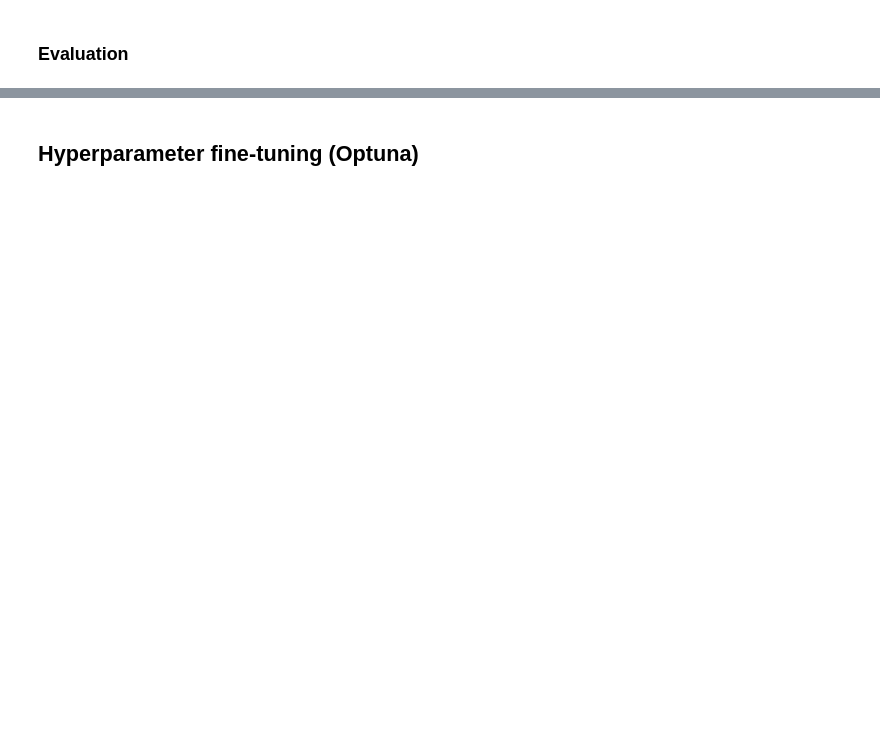
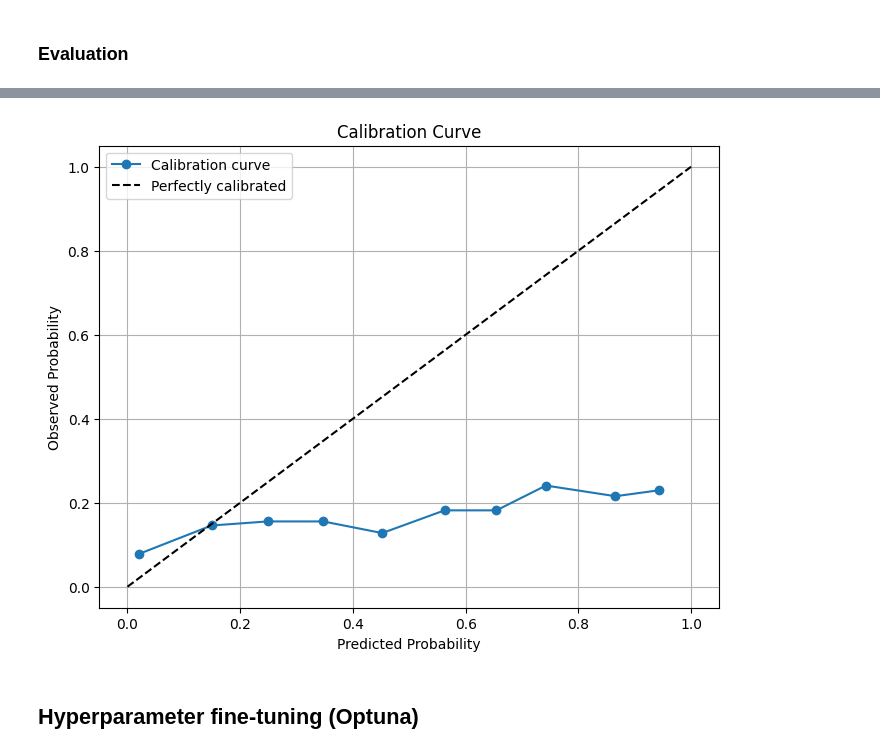
Before and after one commit to auggy-ntn/finance-lending-game, a Jupyter notebook: notebooks/random_forest.ipynb, the cells around one changed output, grey strips where cells are left out. Saved outputs shown, nothing was run; the diff lists cells and outputs as text; code cells hidden in the pictures; blank space fills up the shorter version.

```diff
--- a/notebooks/random_forest.ipynb
+++ b/notebooks/random_forest.ipynb
@@ -42,2 +128,6 @@ F1-Score:  0.1278 (12.78%)
+# %%
+plot_calibration_curve(y_test, y_pred_proba_baseline)
+# %% [output]
+[figure, added]
 # %% [markdown]
 ## Hyperparameter fine-tuning (Optuna)
```
Also changed, not shown: parts of 24 cells of this notebook, 25 other files.
